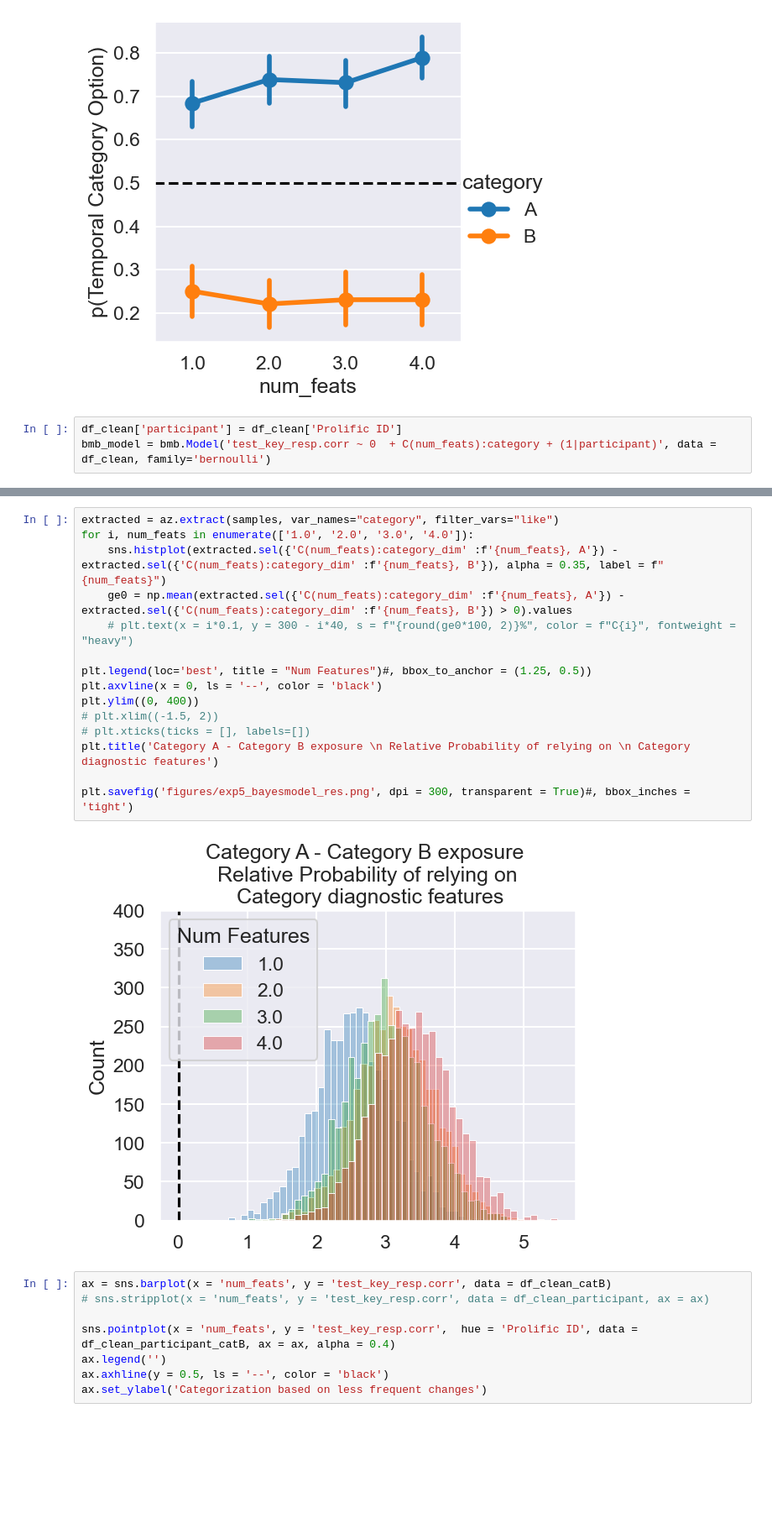
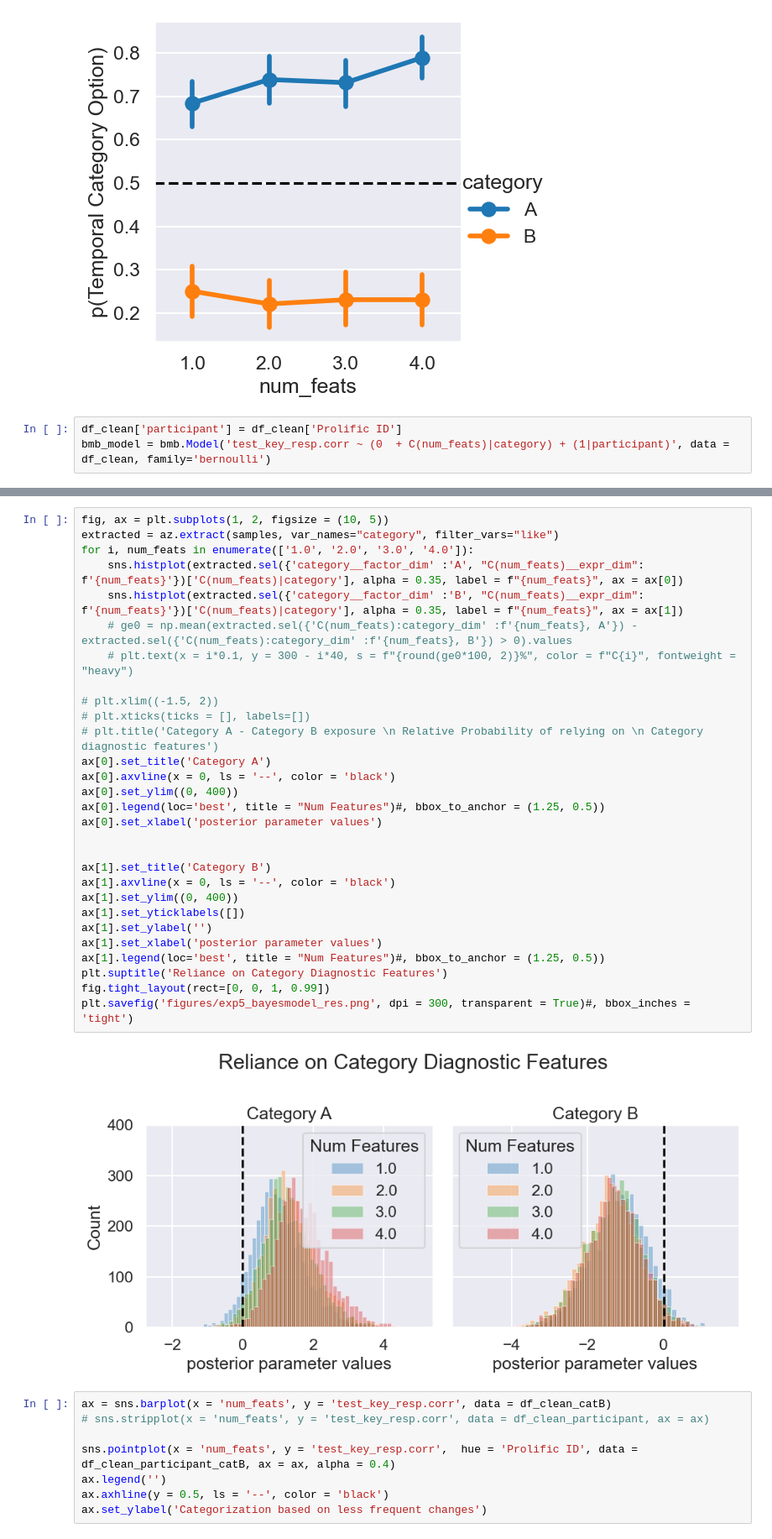
Before and after one commit to tejas-savalia/umass-dissertation, a Jupyter notebook: chapter_notebooks/chapter_4/analyses_sandbox_exp5.ipynb, the cells around one changed output, grey strips where cells are left out. Shown at 84% size. Cells and saved outputs as stored; diff of their text form; blank space fills up the shorter version.

```diff
--- a/chapter_notebooks/chapter_4/analyses_sandbox_exp5.ipynb
+++ b/chapter_notebooks/chapter_4/analyses_sandbox_exp5.ipynb
@@ -60,7 +60,7 @@ plt.savefig('figures/exp5_proportion_results.png', dpi = 300, transparent = True
 [figure]
 # %%
 df_clean['participant'] = df_clean['Prolific ID']
-bmb_model = bmb.Model('test_key_resp.corr ~ 0  + C(num_feats):category + (1|participant)', data = df_clean, family='bernoulli')
+bmb_model = bmb.Model('test_key_resp.corr ~ (0  + C(num_feats)|category) + (1|participant)', data = df_clean, family='bernoulli')
 # %%
 bmb_model.build()
 bmb_model.graph()
@@ -84,20 +148,34 @@ az.summary(samples, var_names="category", filter_vars="like").iloc[:, :4].to_lat
 # %%
+fig, ax = plt.subplots(1, 2, figsize = (10, 5))
 extracted = az.extract(samples, var_names="category", filter_vars="like")
 for i, num_feats in enumerate(['1.0', '2.0', '3.0', '4.0']):
-    sns.histplot(extracted.sel({'C(num_feats):category_dim' :f'{num_feats}, A'}) - extracted.sel({'C(num_feats):category_dim' :f'{num_feats}, B'}), alpha = 0.35, label = f"{num_feats}")
-    ge0 = np.mean(extracted.sel({'C(num_feats):category_dim' :f'{num_feats}, A'}) - extracted.sel({'C(num_feats):category_dim' :f'{num_feats}, B'}) > 0).values
+    sns.histplot(extracted.sel({'category__factor_dim' :'A', "C(num_feats)__expr_dim": f'{num_feats}'})['C(num_feats)|category'], alpha = 0.35, label = f"{num_feats}", ax = ax[0])
+    sns.histplot(extracted.sel({'category__factor_dim' :'B', "C(num_feats)__expr_dim": f'{num_feats}'})['C(num_feats)|category'], alpha = 0.35, label = f"{num_feats}", ax = ax[1])
+    # ge0 = np.mean(extracted.sel({'C(num_feats):category_dim' :f'{num_feats}, A'}) - extracted.sel({'C(num_feats):category_dim' :f'{num_feats}, B'}) > 0).values
     # plt.text(x = i*0.1, y = 300 - i*40, s = f"{round(ge0*100, 2)}%", color = f"C{i}", fontweight = "heavy")
 
-plt.legend(loc='best', title = "Num Features")#, bbox_to_anchor = (1.25, 0.5))
-plt.axvline(x = 0, ls = '--', color = 'black')
-plt.ylim((0, 400))
 # plt.xlim((-1.5, 2))
 # plt.xticks(ticks = [], labels=[])
-plt.title('Category A - Category B exposure \n Relative Probability of relying on \n Category diagnostic features')
+# plt.title('Category A - Category B exposure \n Relative Probability of relying on \n Category diagnostic features')
+ax[0].set_title('Category A')
+ax[0].axvline(x = 0, ls = '--', color = 'black')
+ax[0].set_ylim((0, 400))
+ax[0].legend(loc='best', title = "Num Features")#, bbox_to_anchor = (1.25, 0.5))
+ax[0].set_xlabel('posterior parameter values')
 
+
+ax[1].set_title('Category B')
+ax[1].axvline(x = 0, ls = '--', color = 'black')
+ax[1].set_ylim((0, 400))
+ax[1].set_yticklabels([])
+ax[1].set_ylabel('')
+ax[1].set_xlabel('posterior parameter values')
+ax[1].legend(loc='best', title = "Num Features")#, bbox_to_anchor = (1.25, 0.5))
+plt.suptitle('Reliance on Category Diagnostic Features')
+fig.tight_layout(rect=[0, 0, 1, 0.99])
 plt.savefig('figures/exp5_bayesmodel_res.png', dpi = 300, transparent = True)#, bbox_inches = 'tight')
 # %% [output]
-[figure, old version]
+[figure, new version]
 # %%
 ax = sns.barplot(x = 'num_feats', y = 'test_key_resp.corr', data = df_clean_catB)
 # sns.stripplot(x = 'num_feats', y = 'test_key_resp.corr', data = df_clean_participant, ax = ax)
```
Also changed, not shown: parts of 5 cells of this notebook, 31 other files.
